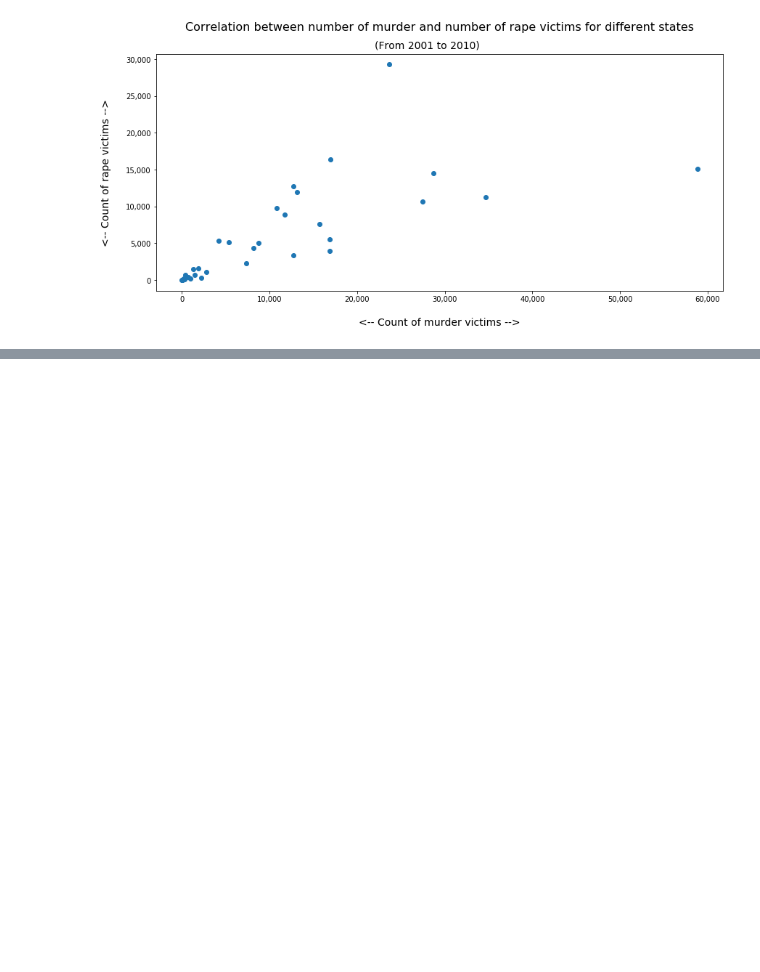
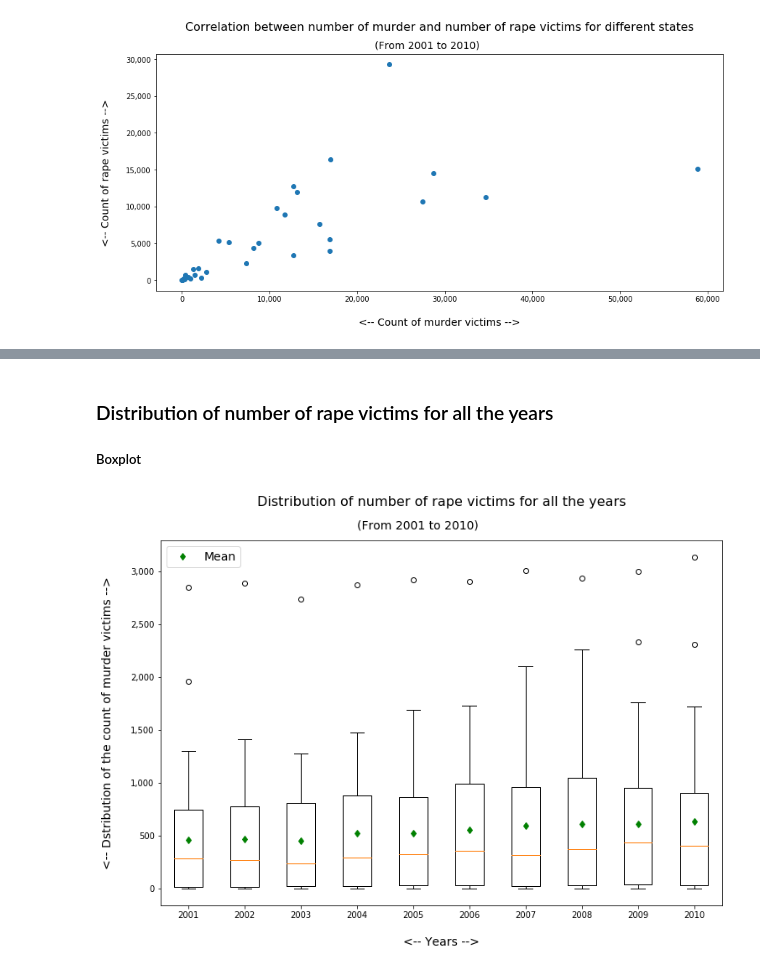
Before and after one commit to Suraj-DataScience-python/AIML, a Jupyter notebook: Visualization_Of_Crime_In_India_2001_To_2010/Insights_From_Indian_Crime_Data.ipynb, the cells around one changed output, grey strips where cells are left out. Drawn from its saved outputs; the diff is of its cells as text; code cells hidden in the pictures; blank space fills up the shorter version.

```diff
--- a/Visualization_Of_Crime_In_India_2001_To_2010/Insights_From_Indian_Crime_Data.ipynb
+++ b/Visualization_Of_Crime_In_India_2001_To_2010/Insights_From_Indian_Crime_Data.ipynb
@@ -812,0 +866,49 @@ plt.show()
+# %% [markdown]
+### Distribution of number of rape victims for all the years
+
+
+##### Boxplot
+# %%
+rp_tot_vict = rp.loc[rp.Subgroup=="Total Rape Victims"]
+
+## Unique Years
+years = rp_tot_vict.Year.unique()
+
+## Prepare data
+year_data = []
+
+for y in years:
+    year_data.append(rp_tot_vict.loc[rp_tot_vict.Year==y].Victims_of_Rape_Total)
+
+## Visualize the data
+
+fig10, ax10 = plt.subplots(figsize=(12,8))
+obj10_p1 = ax10.boxplot(year_data)
+obj10_p2 = ax10.plot(range(1,len(years)+1),[x.mean() for x in year_data],marker="d",color="green",label="Mean",linewidth=0)
+obj10 = [obj10_p1, obj10_p2]
+
+## Add x-axis labels
+plt.xticks(range(1,len(years)+1),years)
+
+## Add y-axis labels
+plt.yticks(range(0,3001,500),[comma_separated(v) for v in range(0,3001,500)])
+
+## Add x-axis title
+ax10.set_xlabel("<-- Years -->", fontsize=14, labelpad=20)
+
+## Add y-axis title
+ax10.set_ylabel("<-- Dstribution of the count of murder victims -->", fontsize=14, labelpad=20)
+
+## Add Title
+ax10.set_title("Distribution of number of rape victims for all the years", fontsize=16, y=1.08)
+
+## Add subtitle
+ax10.text(4, 3400,"(From 2001 to 2010)", fontsize=14)
+
+
+## Add legends
+ax10.legend(fontsize=14)
+
+plt.show()
+# %% [output]
+[figure, added]
```
Also changed, not shown: parts of 8 cells of this notebook.
